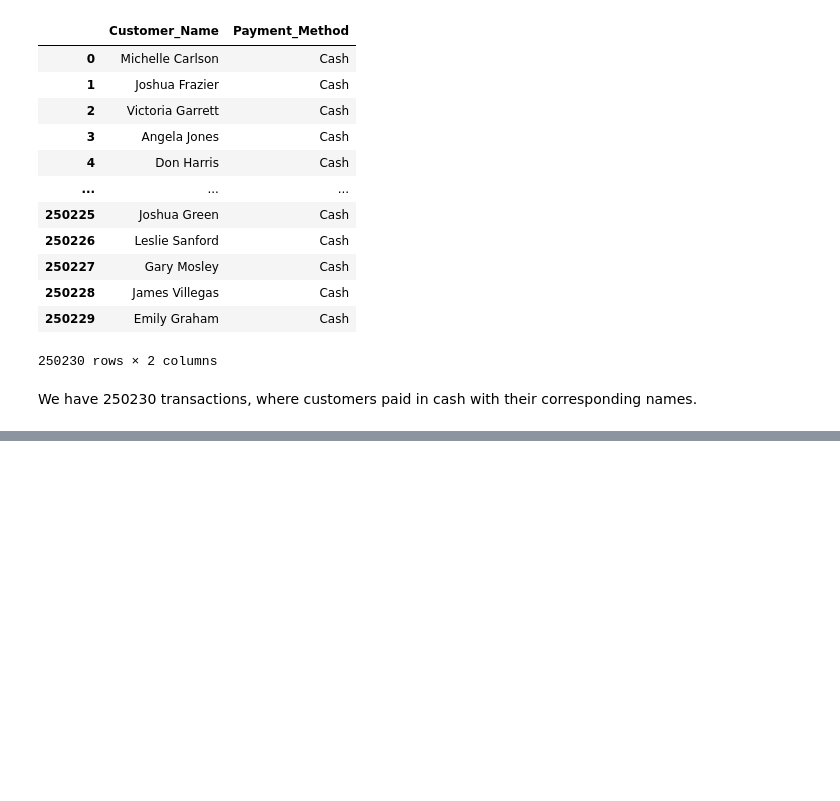
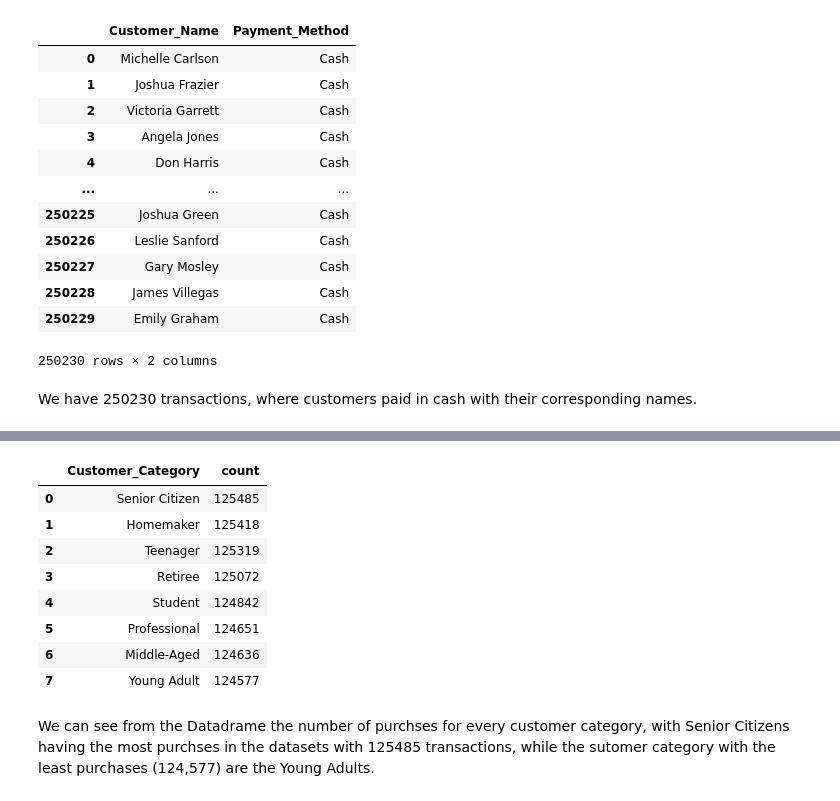
Before and after one commit to tasosrigos-bit/my-spark-project, a Jupyter notebook: spark-assignment/f2822511-Rigos-Anastasios.ipynb, the cells around one changed output, grey strips where cells are left out. Drawn from its saved outputs; the diff is of its cells as text; code cells hidden in the pictures; blank space fills up the shorter version.

```diff
--- a/spark-assignment/f2822511-Rigos-Anastasios.ipynb
+++ b/spark-assignment/f2822511-Rigos-Anastasios.ipynb
@@ -106,0 +183,21 @@ We have 250230 transactions, where customers paid in cash with their correspondi
+# %%
+# Group the DataFrame by the Customer_Category column,
+# count the number of occurrences of each category,
+# sort the results in descending order based on the count
+# and convert the result to a Pandas DataFrame
+retail_df.groupBy("Customer_Category") \
+    .count() \
+    .sort("count", ascending=False) \
+    .toPandas()
+# %% [output]
+|  | Customer_Category | count |
+| 0 | Senior Citizen | 125485 |
+| 1 | Homemaker | 125418 |
+| 2 | Teenager | 125319 |
+| 3 | Retiree | 125072 |
+| 4 | Student | 124842 |
+| 5 | Professional | 124651 |
+| 6 | Middle-Aged | 124636 |
+| 7 | Young Adult | 124577 |
+# %% [markdown]
+We can see from the Datadrame the number of purchses for every customer category, with Senior Citizens having the most purchses in the datasets with 125485 transactions, while the sutomer category with the least purchases (124,577) are the Young Adults.
```
Also changed, not shown: parts of 16 cells of this notebook.
